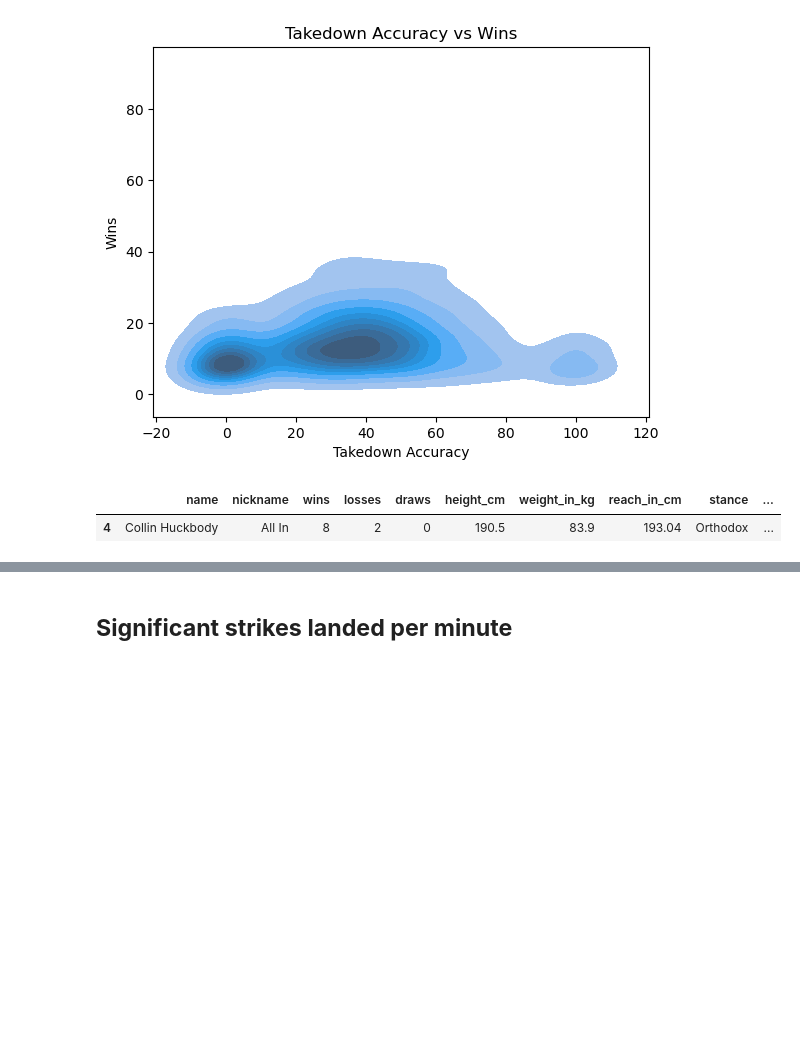
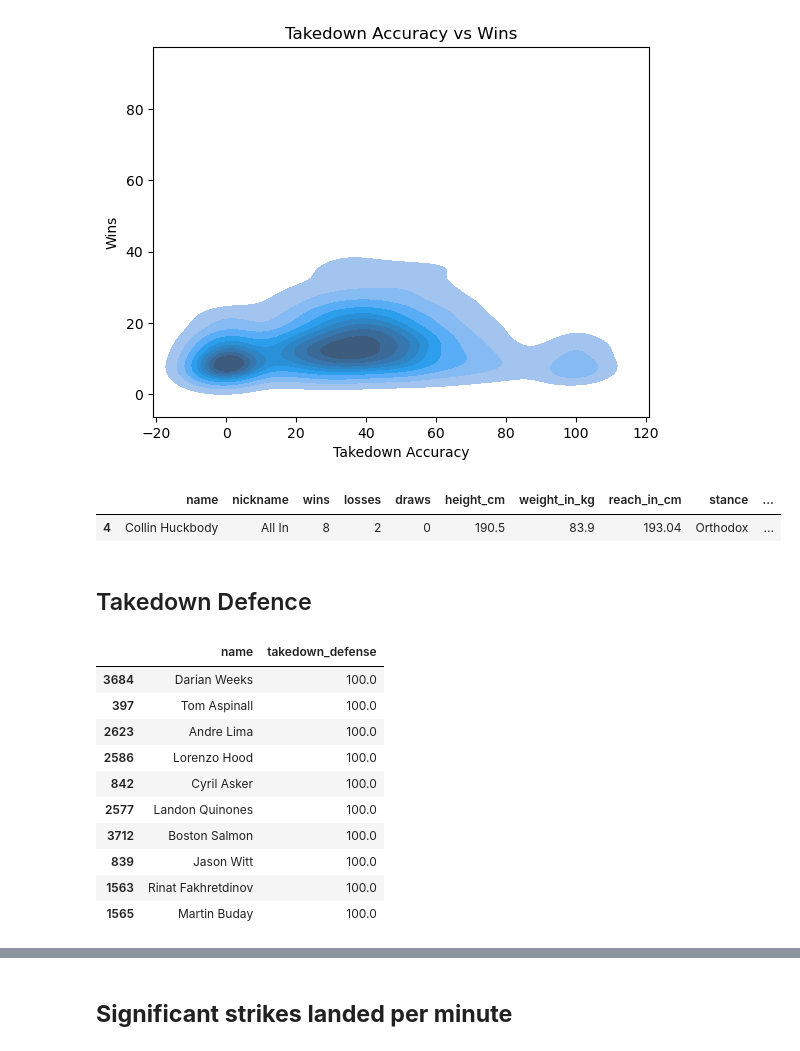
Before and after one commit to chanupadeshan/UFC-Fighters-Statistics-2024, a Jupyter notebook: main.ipynb, the cells around one changed output, grey strips where cells are left out. Cells and saved outputs as stored; diff of their text form; code cells hidden in the pictures; blank space fills up the shorter version.

```diff
--- a/main.ipynb
+++ b/main.ipynb
@@ -426,3 +420,20 @@ df.head(1)
 # %% [output]
 |  | name | nickname | wins | losses | draws | height_cm | weight_in_kg | reach_in_cm | stance | ... |
 | 4 | Collin Huckbody | All In | 8 | 2 | 0 | 190.5 | 83.9 | 193.04 | Orthodox | ... |
+# %% [markdown]
+## Takedown Defence
+# %%
+Highest_takedown_Defense = df.sort_values(by= "takedown_defense" ,ascending=False).head(10)
+Highest_takedown_Defense[["name","takedown_defense"]]
+# %% [output]
+|  | name | takedown_defense |
+| 3684 | Darian Weeks | 100.0 |
+| 397 | Tom Aspinall | 100.0 |
+| 2623 | Andre Lima | 100.0 |
+| 2586 | Lorenzo Hood | 100.0 |
+| 842 | Cyril Asker | 100.0 |
+| 2577 | Landon Quinones | 100.0 |
+| 3712 | Boston Salmon | 100.0 |
+| 839 | Jason Witt | 100.0 |
+| 1563 | Rinat Fakhretdinov | 100.0 |
+| 1565 | Martin Buday | 100.0 |
```
Also changed, not shown: parts of 5 cells of this notebook.
